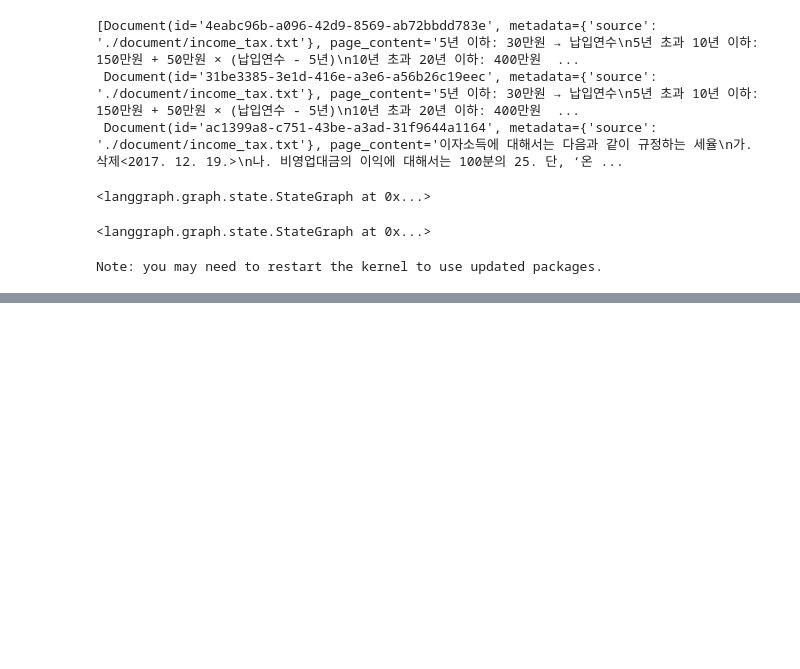
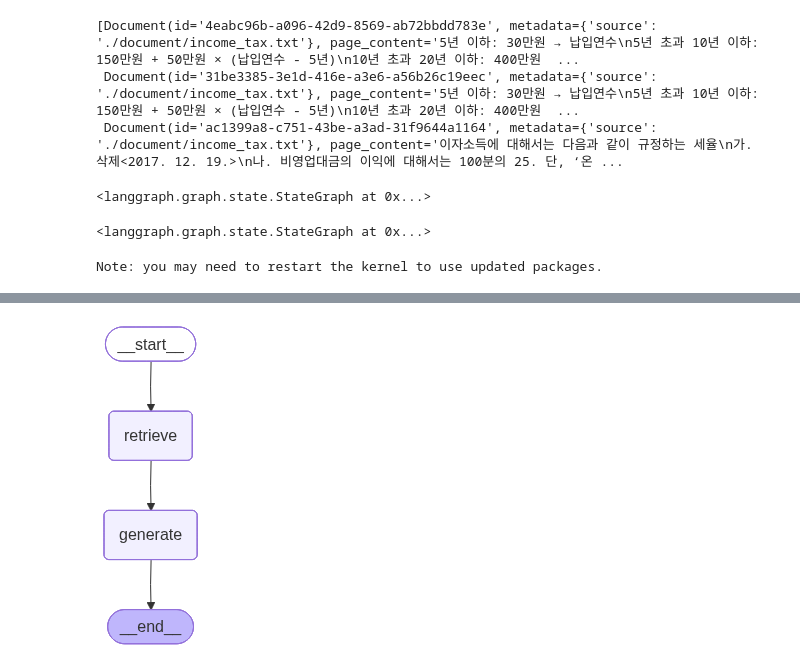
Before and after one commit to nicednjsdud/learn-ai-tools, a Jupyter notebook: langGraph/2. retrieval.ipynb, the cells around one changed output, grey strips where cells are left out. Drawn from its saved outputs; the diff is of its cells as text; code cells hidden in the pictures; blank space fills up the shorter version.

```diff
--- a/langGraph/2. retrieval.ipynb
+++ b/langGraph/2. retrieval.ipynb
@@ -225,0 +238,7 @@ display(Image(graph.visualize(format='png')))
+# %%
+from IPython.display import Image, display
+
+png_bytes = graph.get_graph().draw_mermaid_png()
+display(Image(data=png_bytes))
+# %% [output]
+[figure, added]
```
Also changed, not shown: parts of 5 cells of this notebook, 2 other files.
